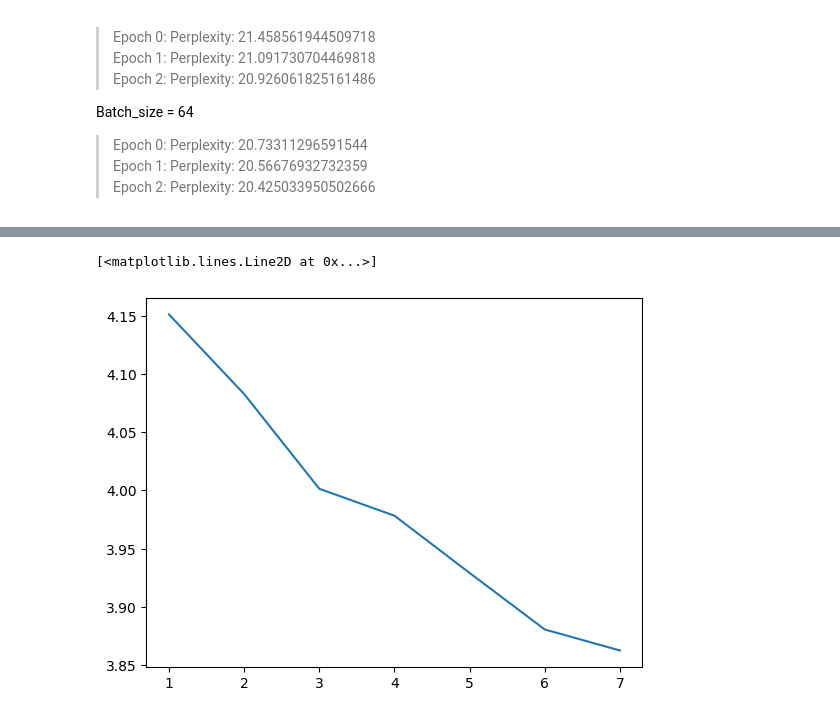
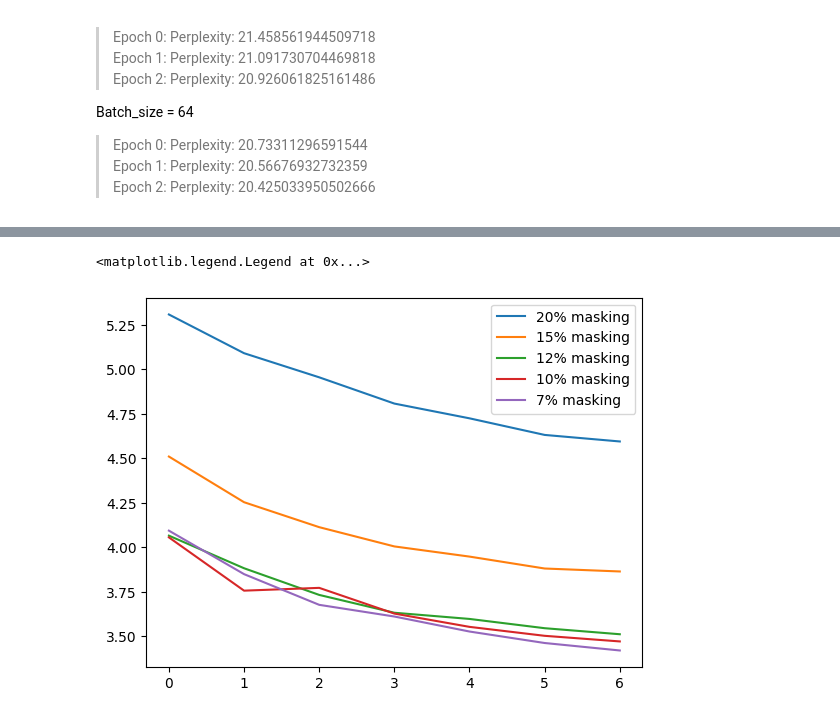
Before and after one commit to Miktima/bertnews, a Jupyter notebook: Fine-tune_maskedLMres.ipynb, the cells around one changed output, grey strips where cells are left out. Cells and saved outputs as stored; diff of their text form; code cells hidden in the pictures.

```diff
--- a/Fine-tune_maskedLMres.ipynb
+++ b/Fine-tune_maskedLMres.ipynb
@@ -73,12 +111,22 @@ Batch_size = 8
 # %%
-from matplotlib import pyplot as plt
-import numpy as numpy
-%matplotlib inline
-
 fig, ax = plt.subplots()
-ax.plot([1, 2, 3, 4, 5, 6, 7], \
-        [4.151042523941301, 4.0827579685557716, 4.001436029631543, 3.9783185525317575,\
-         3.9292206757811727, 3.8806838600162763,3.862663084958633])
+epoch = [0, 1, 2, 3, 4, 5, 6]
+m20 = [5.308671859716367, 5.091008665010391, 4.95541379899819, 4.807857621939344,\
+       4.724901292024913, 4.631610946300589, 4.594810967020825]
+m15 = [4.5100643270911185, 4.253410972926003, 4.113079645268402, 4.004825654784288,\
+       3.9476743209765575, 3.8806972758328775, 3.864064535109244]
+m12 = [4.065380832545354, 3.8821774639637123, 3.732269902690238, 3.6320528844024254,\
+       3.597238211459087, 3.5451371213479623, 3.511220029792965]
+m10 = [4.055735532121577, 3.75620388399579, 3.771912774766358, 3.627333933327193,\
+       3.5526672009353897, 3.5023604709428984, 3.4707565852153337]
+m07 = [4.093604405428983, 3.849095414329382, 3.6765055905438198, 3.6107969636255888,\
+       3.526441579578241, 3.4619136959328407, 3.419923531859224]
+ax.plot(epoch, m20, label="20% masking")
+ax.plot(epoch, m15, label="15% masking")
+ax.plot(epoch, m12, label="12% masking")
+ax.plot(epoch, m10, label="10% masking")
+ax.plot(epoch, m07, label="7% masking")
+ax.legend()
 # %% [output]
-[<matplotlib.lines.Line2D at 0x...>]
+<matplotlib.legend.Legend at 0x...>
-[figure, old version]
+[figure, new version]
```
Also changed, not shown: parts of 2 cells of this notebook.
